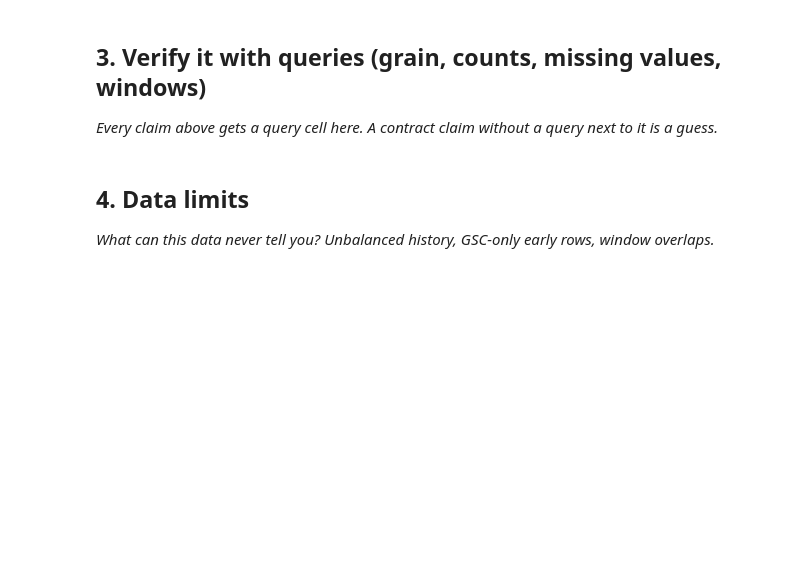
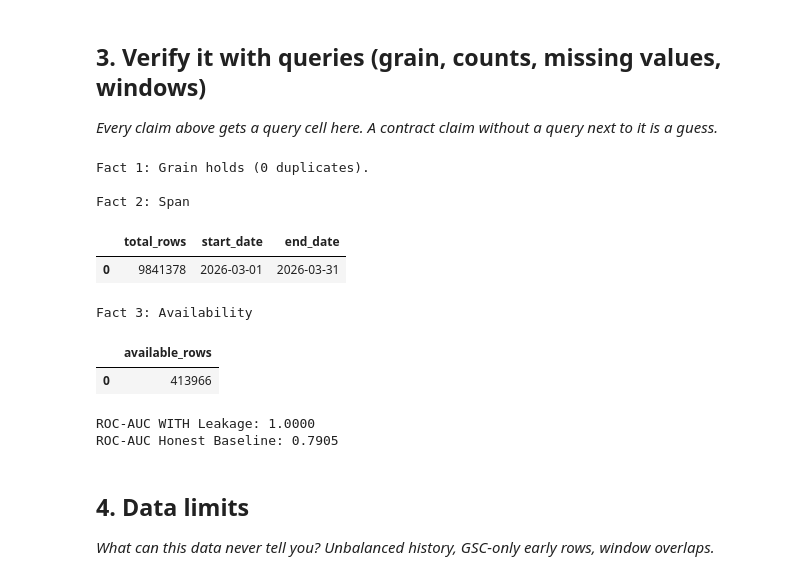
Before and after one commit to mubashir-dev751/starter, a Jupyter notebook: work/notebooks/w03_data_contract.ipynb, the cells around one changed output. Cells and saved outputs as stored; diff of their text form; code cells hidden in the pictures; blank space fills up the shorter version.

```diff
--- a/work/notebooks/w03_data_contract.ipynb
+++ b/work/notebooks/w03_data_contract.ipynb
@@ -30,3 +87,74 @@ This skeleton is yours to fill. Work the sections **in order** — each one has
+# %%
+query_grain = """
+SELECT report_date, client_hash_id, content_hash_id, COUNT(*) AS c
+FROM 'hf://datasets/FlyRank/internship-warehouse/fact_content_daily_performance/month=2026-03/*.parquet'
+GROUP BY report_date, client_hash_id, content_hash_id
+HAVING c > 1 LIMIT 5;
+"""
+df_grain = con.execute(query_grain).df()
+assert len(df_grain) == 0, "Grain violation detected!"
+print("Fact 1: Grain holds (0 duplicates).")
+
+query_span = """
+SELECT COUNT(*) AS total_rows, MIN(report_date) AS start_date, MAX(report_date) AS end_date
+FROM 'hf://datasets/FlyRank/internship-warehouse/fact_content_daily_performance/month=2026-03/*.parquet';
+"""
+print("\nFact 2: Span")
+display(con.execute(query_span).df())
+
+query_avail = """
+SELECT COUNT(*) FILTER (WHERE ga4_data_available IS TRUE) AS available_rows
+FROM 'hf://datasets/FlyRank/internship-warehouse/fact_content_daily_performance/month=2026-03/*.parquet';
+"""
+print("\nFact 3: Availability")
+display(con.execute(query_avail).df())
+
+query_features = """
+WITH base AS (
+    SELECT
+        client_hash_id, content_hash_id, report_date,
+        gsc_impressions, gsc_avg_position, ga4_pageviews, ga4_engaged_sessions,
+        LEAD(gsc_clicks, 1) OVER (PARTITION BY client_hash_id, content_hash_id ORDER BY report_date) AS clicks_tomorrow
+    FROM 'hf://datasets/FlyRank/internship-warehouse/fact_content_daily_performance/month=2026-03/*.parquet'
+    WHERE ga4_data_available IS TRUE
+)
+SELECT
+    gsc_impressions AS feat_impressions,
+    CASE WHEN gsc_avg_position = 0 THEN 100 ELSE gsc_avg_position END AS feat_avg_pos,
+    CASE WHEN gsc_avg_position = 0 THEN 1 ELSE 0 END AS feat_no_pos_flag,
+    ga4_pageviews AS feat_pageviews,
+    ga4_engaged_sessions AS feat_engaged_sessions,
+    clicks_tomorrow AS LEAKED_future_clicks,
+    CASE WHEN clicks_tomorrow > 0 THEN 1 ELSE 0 END AS label_clicks_next_day
+FROM base WHERE clicks_tomorrow IS NOT NULL;
+"""
+df = con.execute(query_features).df()
+
+features_leak = ['feat_impressions', 'feat_avg_pos', 'feat_no_pos_flag', 'feat_pageviews', 'feat_engaged_sessions', 'LEAKED_future_clicks']
+X_leak = df[features_leak]
+y = df['label_clicks_next_day']
+X_train, X_test, y_train, y_test = train_test_split(X_leak, y, test_size=0.2, random_state=42)
+
+model = RandomForestClassifier(n_estimators=20, max_depth=5, random_state=42)
+model.fit(X_train, y_train)
+print(f"\nROC-AUC WITH Leakage: {roc_auc_score(y_test, model.predict_proba(X_test)[:, 1]):.4f}")
+
+features_honest = ['feat_impressions', 'feat_avg_pos', 'feat_no_pos_flag', 'feat_pageviews', 'feat_engaged_sessions']
+X_honest = df[features_honest]
+X_train_h, X_test_h, y_train_h, y_test_h = train_test_split(X_honest, y, test_size=0.2, random_state=42)
+model.fit(X_train_h, y_train_h)
+print(f"ROC-AUC Honest Baseline: {roc_auc_score(y_test_h, model.predict_proba(X_test_h)[:, 1]):.4f}")
+# %% [output]
+Fact 1: Grain holds (0 duplicates).
+
+Fact 2: Span
+|  | total_rows | start_date | end_date |
+| 0 | 9841378 | 2026-03-01 | 2026-03-31 |
+Fact 3: Availability
+|  | available_rows |
+| 0 | 413966 |
+ROC-AUC WITH Leakage: 1.0000
+ROC-AUC Honest Baseline: 0.7905
 # %% [markdown]
 ## 4. Data limits
 
```
Also changed, not shown: parts of 11 cells of this notebook.
